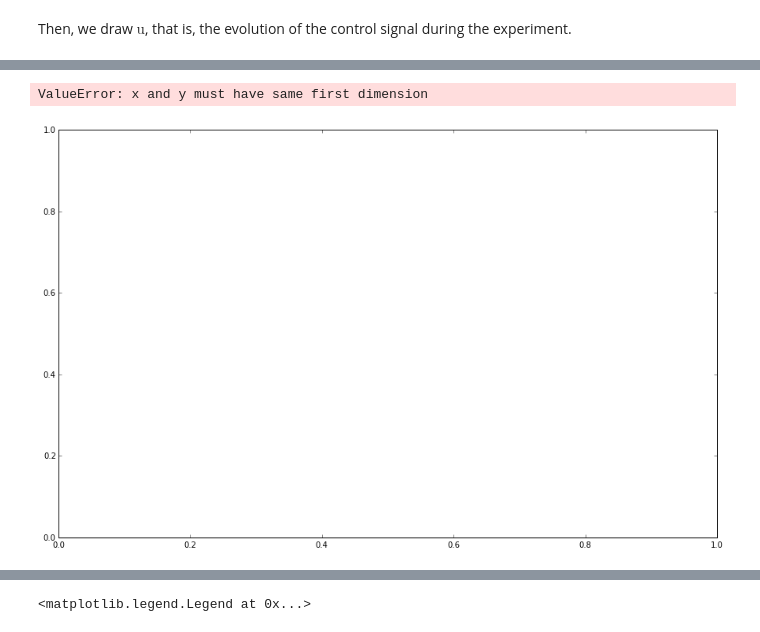
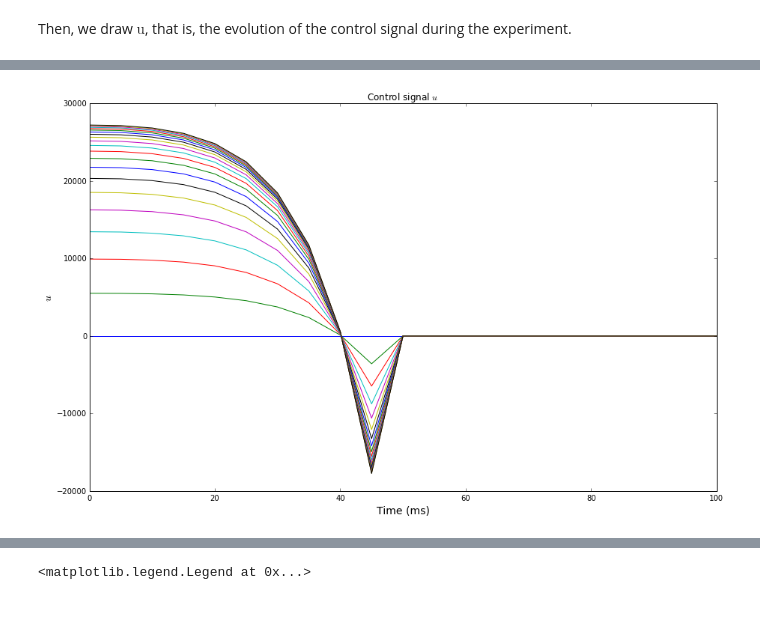
Before and after one commit to AnaideT/OptimalPrecision, a Jupyter notebook: 2017-06-13 Generalized coordinates.ipynb, the cells around one changed output, grey strips where cells are left out. Saved outputs shown, nothing was run; the diff lists cells and outputs as text; code cells hidden in the pictures.

```diff
--- a/2017-06-13 Generalized coordinates.ipynb
+++ b/2017-06-13 Generalized coordinates.ipynb
@@ -254,8 +265,7 @@ for i in np.arange(21)*500:
-# %%
-plot_signal(a, 500, 10000, 0.1, 1.9, 0.002)
-# %% [output]
-ValueError: x and y must have same first dimension
-[figure, removed]
+# %%
+plot_signal(a, 1000, 20000, 0.05, 0.05, 0.005)
+# %% [output]
+[figure, added]
 # %%
 fig_width = 15
 fig, ax = plt.subplots(1, 1, figsize=(fig_width, fig_width/1.618))
```
Also changed, not shown: parts of 26 cells of this notebook, 3 other files.
